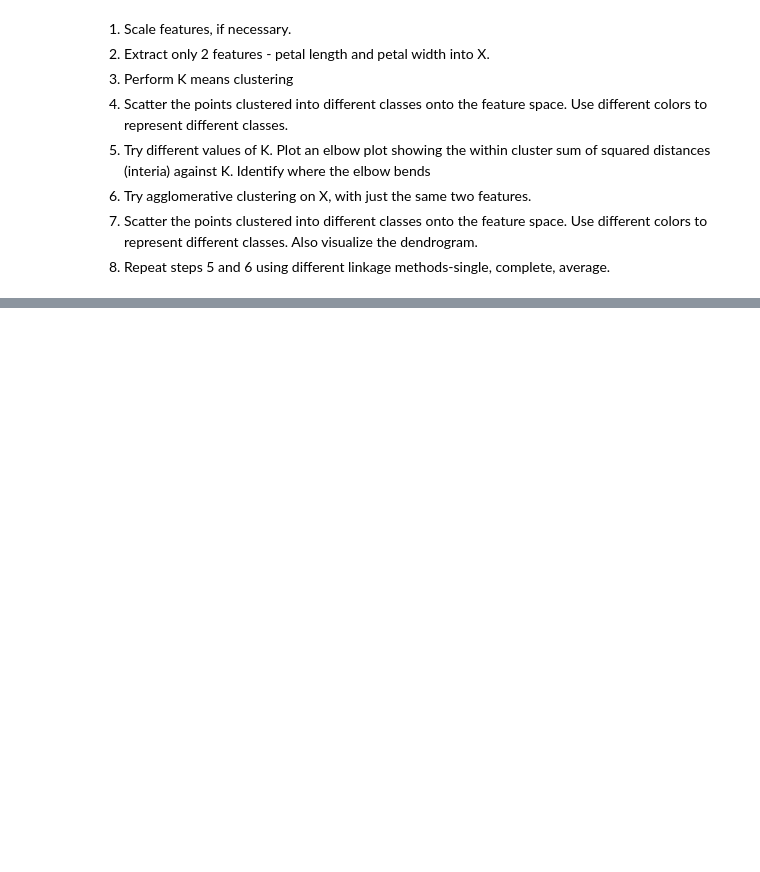
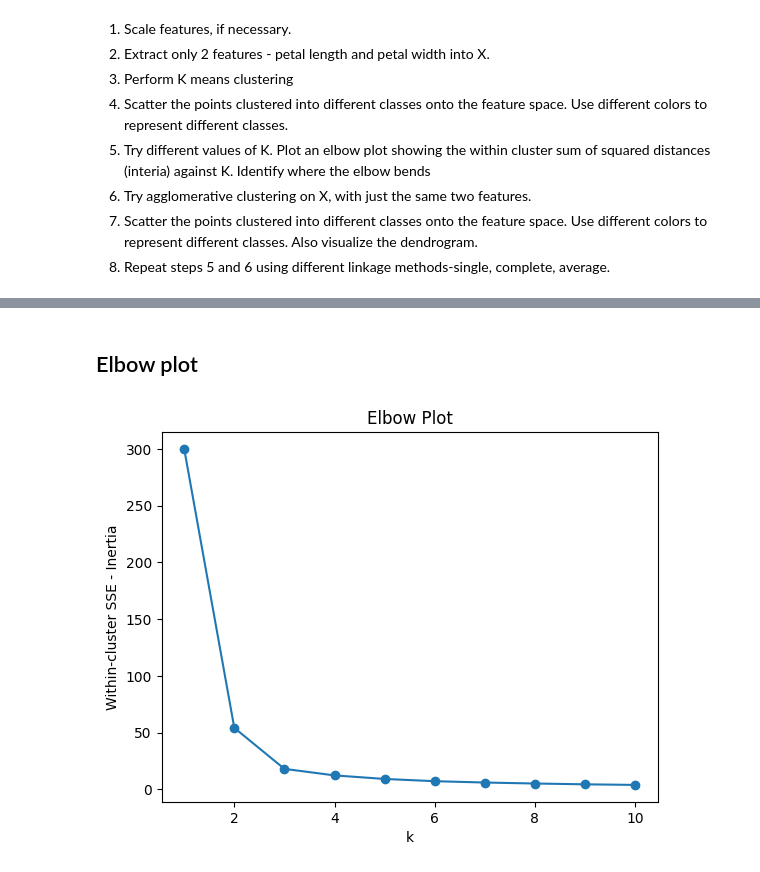
Before and after one commit to bhanu151/statistical-learning-course-2026, a Jupyter notebook: CSSL11_k_means_and_hierarchical_clustering.ipynb, the cells around one changed output, grey strips where cells are left out. Drawn from its saved outputs; the diff is of its cells as text; code cells hidden in the pictures; blank space fills up the shorter version.

```diff
--- a/CSSL11_k_means_and_hierarchical_clustering.ipynb
+++ b/CSSL11_k_means_and_hierarchical_clustering.ipynb
@@ -21,0 +40,17 @@ X_raw = iris.data
+# %% [markdown]
+## Elbow plot
+# %%
+inertia_values = []
+k_values = range(1, 11)
+for k in k_values:
+  km = KMeans(n_clusters=k, random_state=42, n_init=100)
+  km.fit(X)
+  inertia_values.append(km.inertia_)
+
+plt.plot(k_values, inertia_values, marker="o", ls="-")
+plt.xlabel("k")
+plt.ylabel("Within-cluster SSE - Inertia")
+plt.title("Elbow Plot")
+plt.show()
+# %% [output]
+[figure, added]
```
Also changed, not shown: parts of 10 cells of this notebook.
